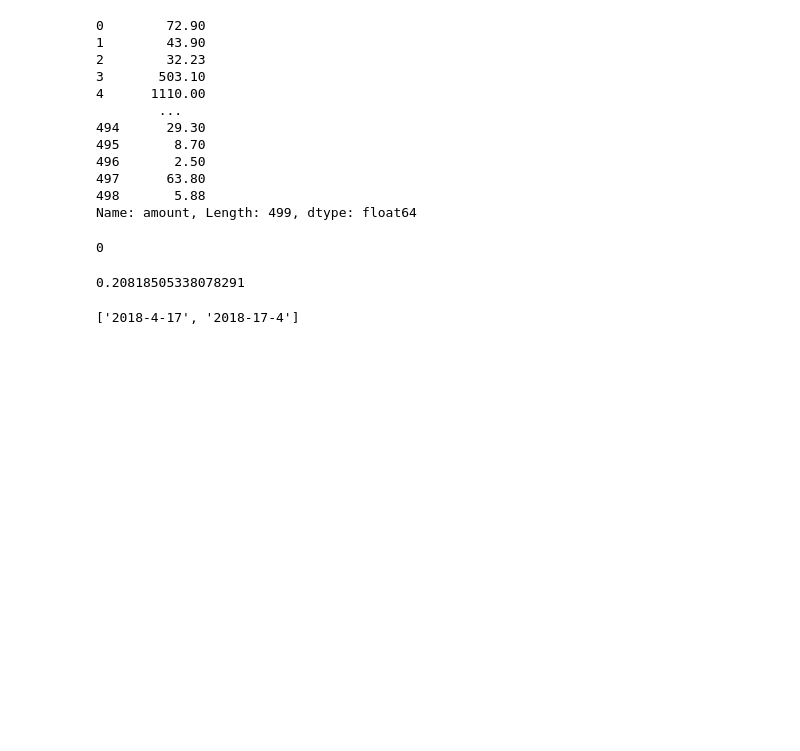
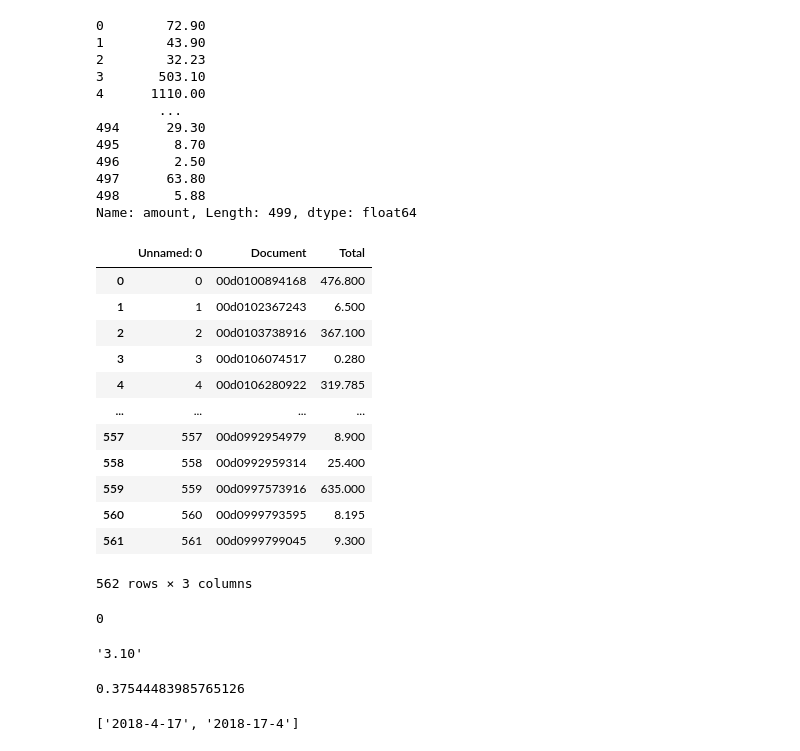
Before and after one commit to charan1319/receiptcheck, a Jupyter notebook: Main.ipynb, the cells around one changed output. Saved outputs shown, nothing was run; the diff lists cells and outputs as text; code cells hidden in the pictures; blank space fills up the shorter version.

Commit message:
unweighted price

```diff
--- a/Main.ipynb
+++ b/Main.ipynb
@@ -43,7 +59,7 @@ for row in range(userData.shape[0]):
 userData_sets
 # %%
 #LOAD IN PRICES FROM OCR AND USERDATA
-ocr_prices =
+ocr_prices = pd.read_csv('ocr_totals.csv')
 userData_prices = userData.amount
 userData_prices
 # %% [output]
@@ -59,6 +75,22 @@ userData_prices
 497      63.80
 498       5.88
 Name: amount, Length: 499, dtype: float64
+# %%
+ocr_prices
+# %% [output]
+|  | Unnamed: 0 | Document | Total |
+| 0 | 0 | 00d0100894168 | 476.800 |
+| 1 | 1 | 00d0102367243 | 6.500 |
+| 2 | 2 | 00d0103738916 | 367.100 |
+| 3 | 3 | 00d0106074517 | 0.280 |
+| 4 | 4 | 00d0106280922 | 319.785 |
+| ... | ... | ... | ... |
+| 557 | 557 | 00d0992954979 | 8.900 |
+| 558 | 558 | 00d0992959314 | 25.400 |
+| 559 | 559 | 00d0997573916 | 635.000 |
+| 560 | 560 | 00d0999793595 | 8.195 |
+| 561 | 561 | 00d0999799045 | 9.300 |
+562 rows × 3 columns
 # %%
 #LOAD IN COORDINATE DATA FOR USER DATA AND OCR
 
@@ -71,6 +103,11 @@ testing = np.where(testa == 13)[0] * 2
 testing[0]
 # %% [output]
 0
+# %%
+test1 = 3.1
+format(np.around(test1, decimals=2), '.2f')
+# %% [output]
+'3.10'
 # %%
 #TRYING LEVENSHTEIN DISTANCE FOR DATES
 
@@ -163,7 +188,8 @@ for fileCode in OCR_files.keys():                                       #filecod
     OCR_set = get_receipt_text(OCR)
     # temp = date_df[date_df['Document ID'] == fileCode]
     date = date_df[date_df['Document ID'] == fileCode].iloc[0].Dates    #date from OCR
-    scores = scoring_func(userData_sets, userData_dates,OCR_set, date, user_locations, ocr_locations, fileCode)
+    price = ocr_prices[ocr_prices['Document'] == fileCode].iloc[0].Total
+    scores = scoring_func(userData_prices, userData_dates,OCR_set, date, price, user_locations, ocr_locations, fileCode)
     # print(scores)
     payment_ID = find_paymentID2(userData, scores)
     # payment_ID = find_paymentID(userData, scores)            #finds index of highest match and
@@ -184,7 +210,7 @@ for fileCode in OCR_files.keys():                                       #filecod
 
 print(correct/counter)
 # %% [output]
-0.20818505338078291
+0.37544483985765126
 # %%
 check1 = df_check[df_check['Wrong IDs'] == '00d0608126101'].iloc[0]['Wrong Dates']
 print(check1)
```
Also changed, not shown: parts of 2 cells of this notebook.
